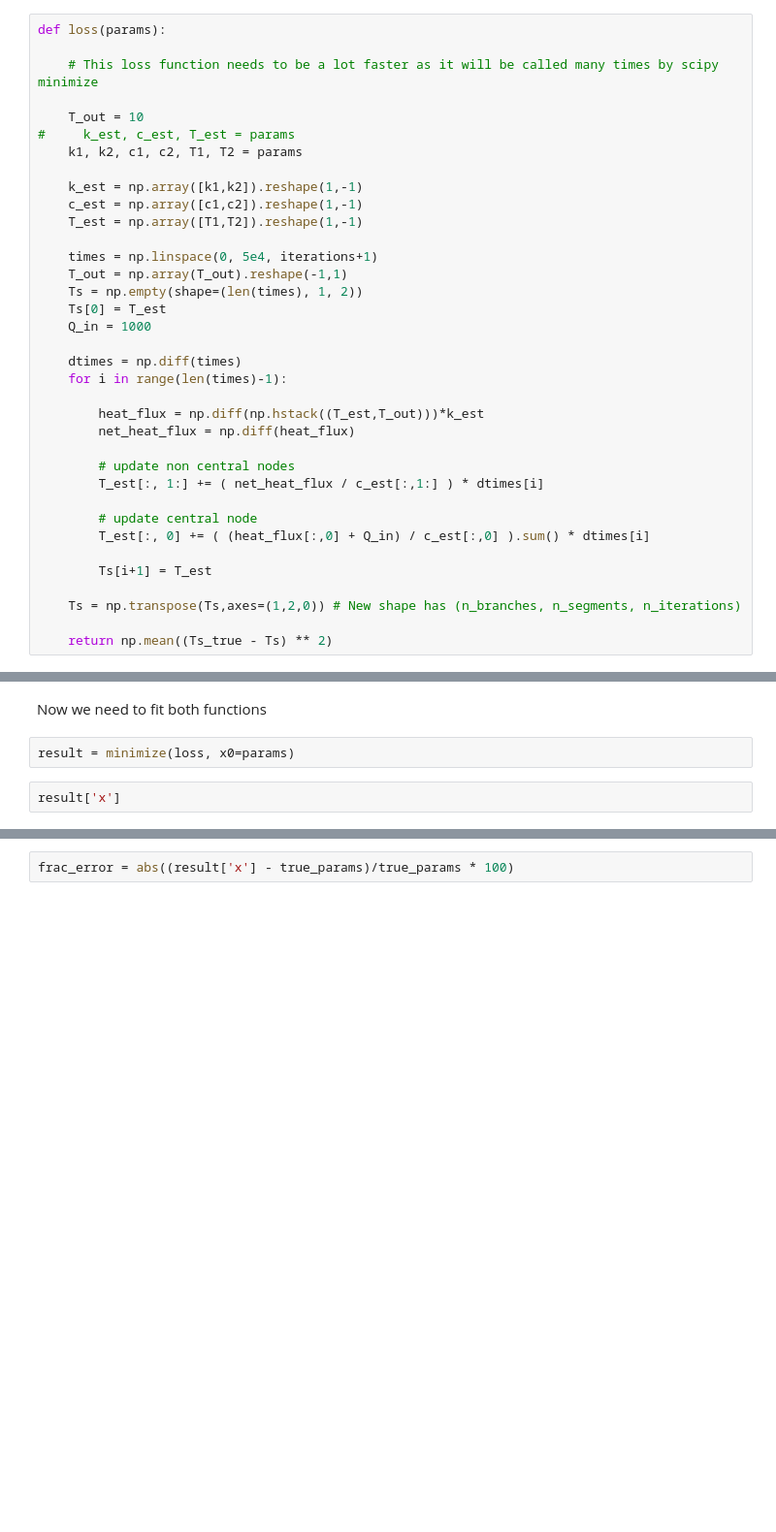
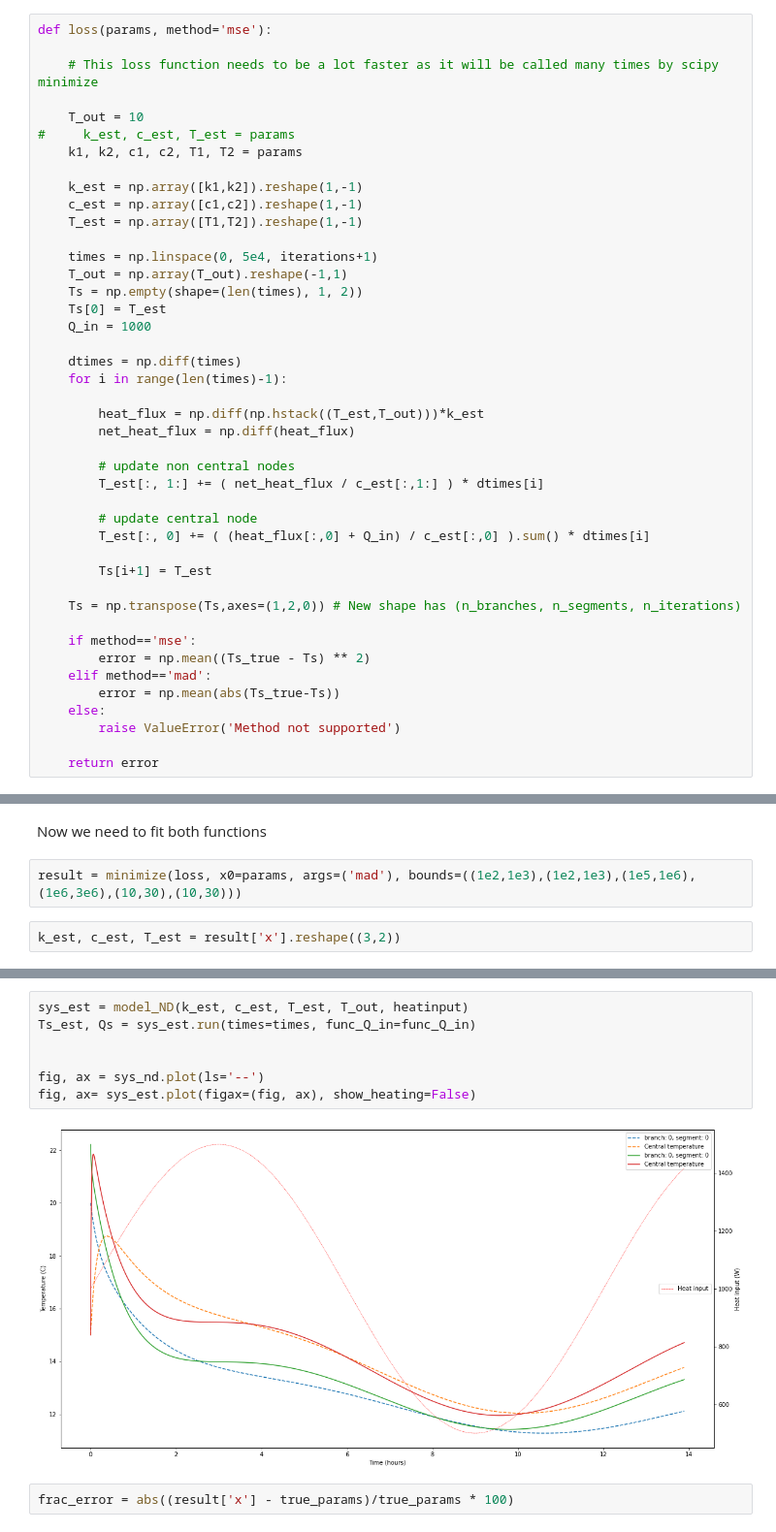
Before and after one commit to harry-rendell/building_simulation, a Jupyter notebook: param_estimation.ipynb, the cells around one changed output, grey strips where cells are left out. Shown at 97% size. Drawn from its saved outputs; the diff is of its cells as text; blank space fills up the shorter version.

```diff
--- a/param_estimation.ipynb
+++ b/param_estimation.ipynb
@@ -33,6 +31,6 @@ sys_nd.plot()
 [figure]
 # %%
-def loss(params):
+def loss(params, method='mse'):
 
     # This loss function needs to be a lot faster as it will be called many times by scipy minimize
 
@@ -66,4 +64,11 @@ def loss(params):
 
     Ts = np.transpose(Ts,axes=(1,2,0)) # New shape has (n_branches, n_segments, n_iterations)
 
-    return np.mean((Ts_true - Ts) ** 2)
+    if method=='mse':
+        error = np.mean((Ts_true - Ts) ** 2)
+    elif method=='mad':
+        error = np.mean(abs(Ts_true-Ts))
+    else:
+        raise ValueError('Method not supported')
+
+    return error
@@ -114,6 +82,6 @@ mse = loss(params)
 # %% [markdown]
 Now we need to fit both functions
 # %%
-result = minimize(loss, x0=params)
+result = minimize(loss, x0=params, args=('mad'), bounds=((1e2,1e3),(1e2,1e3),(1e5,1e6),(1e6,3e6),(10,30),(10,30)))
 # %%
-result['x']
+k_est, c_est, T_est = result['x'].reshape((3,2))
@@ -135,3 +88,12 @@ ax.legend()
+# %%
+sys_est = model_ND(k_est, c_est, T_est, T_out, heatinput)
+Ts_est, Qs = sys_est.run(times=times, func_Q_in=func_Q_in)
+
+
+fig, ax = sys_nd.plot(ls='--')
+fig, ax= sys_est.plot(figax=(fig, ax), show_heating=False)
+# %% [output]
+[figure, added]
 # %%
 frac_error = abs((result['x'] - true_params)/true_params * 100)
 # %%
```
Also changed, not shown: parts of 5 cells of this notebook.
